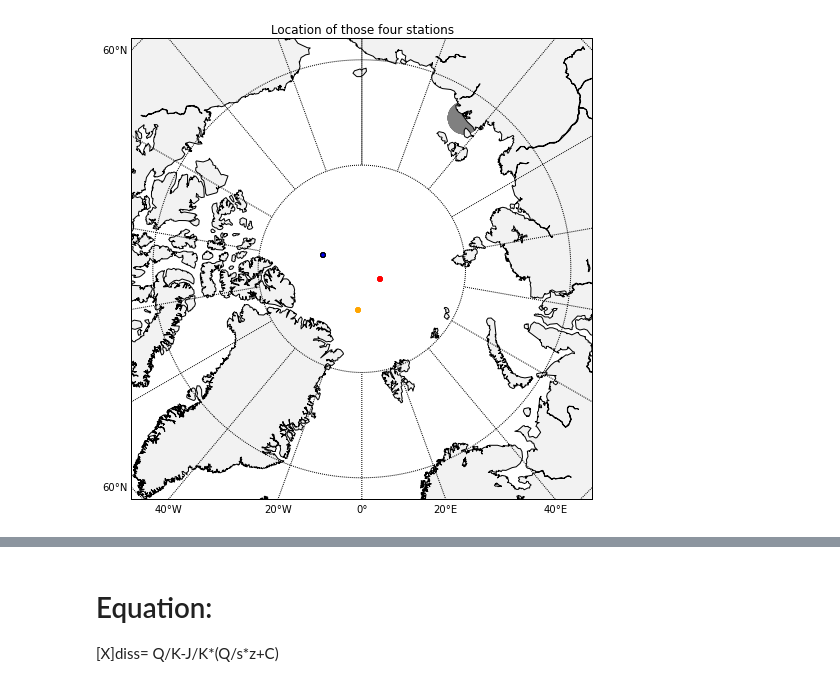
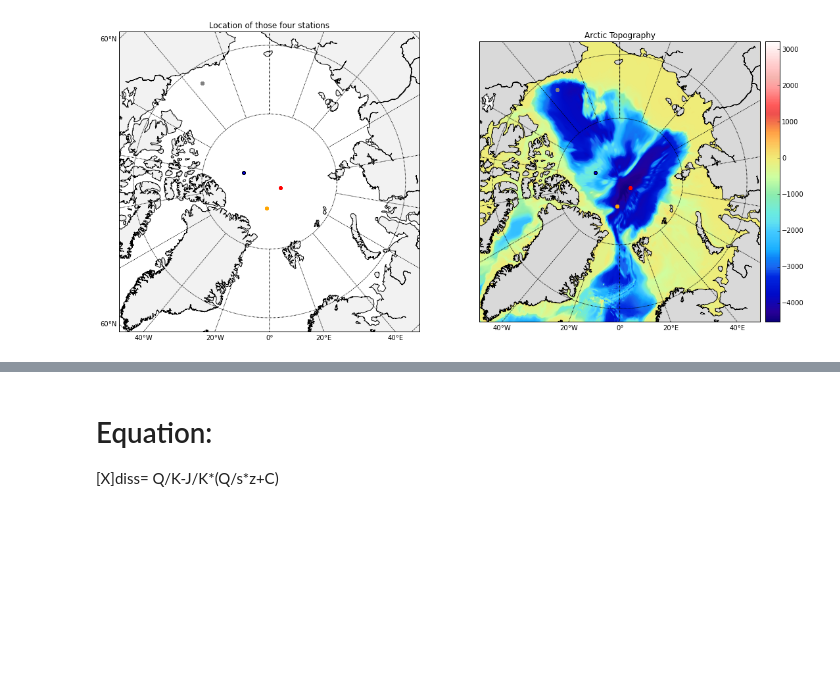
Before and after one commit to UBC-MOAD/analysis-cindy, a Jupyter notebook: notebooks/K_Value_permanent ice.ipynb, the cells around one changed output, grey strips where cells are left out. Cells and saved outputs as stored; diff of their text form; code cells hidden in the pictures; blank space fills up the shorter version.

Commit message:
update notebook_add topography

```diff
--- a/notebooks/K_Value_permanent ice.ipynb
+++ b/notebooks/K_Value_permanent ice.ipynb
@@ -36,5 +37,5 @@ data4=pd.read_csv('per_ice_dataset2.csv')
 dep4 = data4['depth']
 th4 = data4['230Th diss.']
 pa4= data4['231Pa diss.']
-lon4 = data4['long.']
+lon4 = -data4['long.']
 lat4 = data4['lat.']
@@ -41,27 +51,53 @@ lat4 = data4['lat.']
 # %%
-# create figure and axes instances
-fig = plt.figure(figsize=(8,8))
-ax = fig.add_axes([0.1,0.1,0.8,0.8])
+fig = plt.figure(figsize=(18,18))
+ax = fig.add_subplot(121)
 
 # create Basemap instance.
 m = Basemap(projection='npstere',boundinglat=68,lon_0=0,resolution='l')
 m.drawcoastlines()
 
 m.fillcontinents(color = '0.95')
 m.drawparallels(np.arange(-80.,81.,10.),labels=[1, 0, 0, 0])
 m.drawmeridians(np.arange(-180.,181.,20.),labels=[0, 0, 0, 1])
 
 x,y = m(lon.values,lat.values)
 x2,y2 = m(lon2.values,lat2.values)
 x3,y3 = m(lon3.values,lat3.values)
 x4,y4 = m(lon4.values,lat4.values)
 m.scatter(x,y)
 m.scatter(x2,y2,color='red')
 m.scatter(x3,y3,color='orange')
-m.scatter(x4,y4,color='grey',s=1000)
-plt.show
+m.scatter(x4,y4,color='grey')
+plt.title("Location of those four stations")
 
-plt.title("Location of those four stations")
+ax = fig.add_subplot(122)
+# read in etopo5 topography/bathymetry.
+url = 'http://ferret.pmel.noaa.gov/thredds/dodsC/data/PMEL/etopo5.nc'
+etopodata = Dataset(url)
+
+topoin = etopodata.variables['ROSE'][:]
+lons = etopodata.variables['ETOPO05_X'][:]
+lats = etopodata.variables['ETOPO05_Y'][:]
+# shift data so lons go from -180 to 180 instead of 20 to 380.
+topoin,lons = shiftgrid(180.,topoin,lons,start=False)
+# create Basemap instance.
+m = Basemap(projection='npstere',boundinglat=68,lon_0=0,resolution='l')
+m.drawcoastlines()
+m.fillcontinents(color = '0.85')
+m.drawparallels(np.arange(-80.,81.,15.),labels=[1, 0, 0, 0])
+m.drawmeridians(np.arange(-180.,181.,20.),labels=[0, 0, 0, 1])
+
+nx = int((m.xmax-m.xmin)/5000.)+1; ny = int((m.ymax-m.ymin)/5000.)+1
+topodat = m.transform_scalar(topoin,lons,lats,nx,ny)
+m.scatter(x,y)
+m.scatter(x2,y2,color='red')
+m.scatter(x3,y3,color='orange')
+m.scatter(x4,y4,color='grey')
+# plot image over map with imshow.
+im = m.imshow(topodat,cm.GMT_haxby)
+
+cb = m.colorbar(im,"right", size="5%", pad='2%')
+plt.title("Arctic Topography")
 plt.show()
 # %% [output]
-[figure, old version]
+[figure, new version]
```
Also changed, not shown: parts of 8 cells of this notebook.
